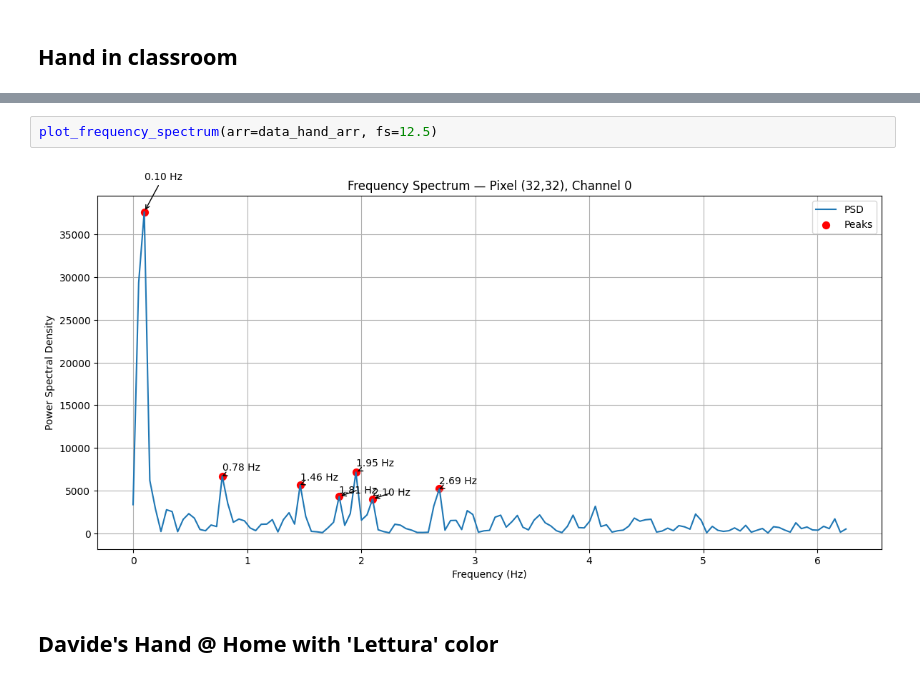
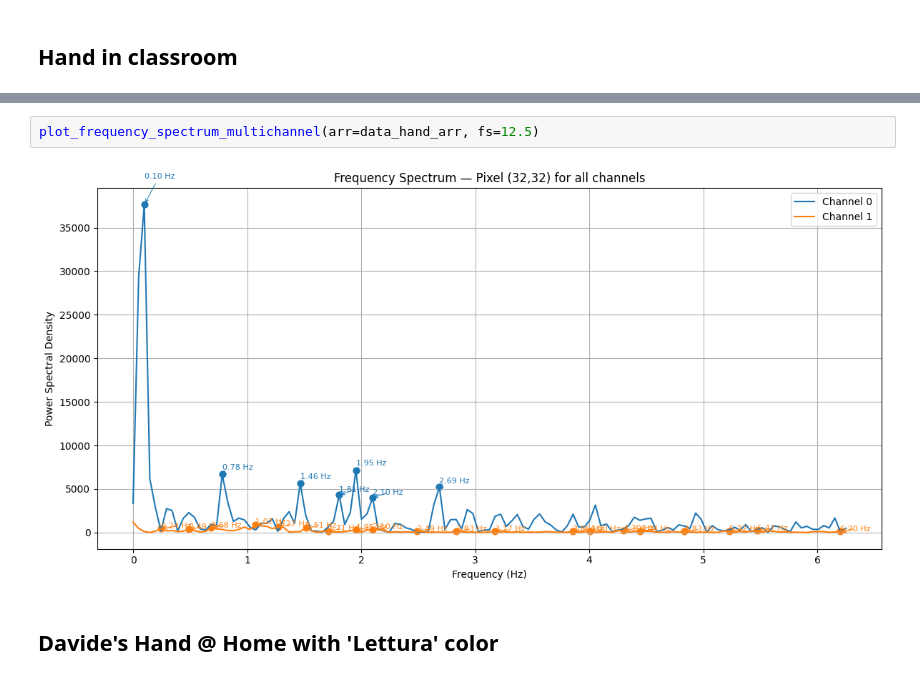
Before and after one commit to Dav-11/spo2_touchless, a Jupyter notebook: img_px2px_diff/px2px_diff_pc/data_analysis.ipynb, the cells around one changed output, grey strips where cells are left out. Saved outputs shown, nothing was run; the diff lists cells and outputs as text.

```diff
--- a/img_px2px_diff/px2px_diff_pc/data_analysis.ipynb
+++ b/img_px2px_diff/px2px_diff_pc/data_analysis.ipynb
@@ -136,7 +189,7 @@ plot_pixel_change_matrix(data=data_hand_arr)
 # %%
-plot_frequency_spectrum(arr=data_hand_arr, fs=12.5)
+plot_frequency_spectrum_multichannel(arr=data_hand_arr, fs=12.5)
 # %% [output]
-[figure, old version]
+[figure, new version]
 # %% [markdown]
 ## Davide's Hand @ Home with 'Lettura' color
 # %%
```
Also changed, not shown: parts of 13 cells of this notebook.
